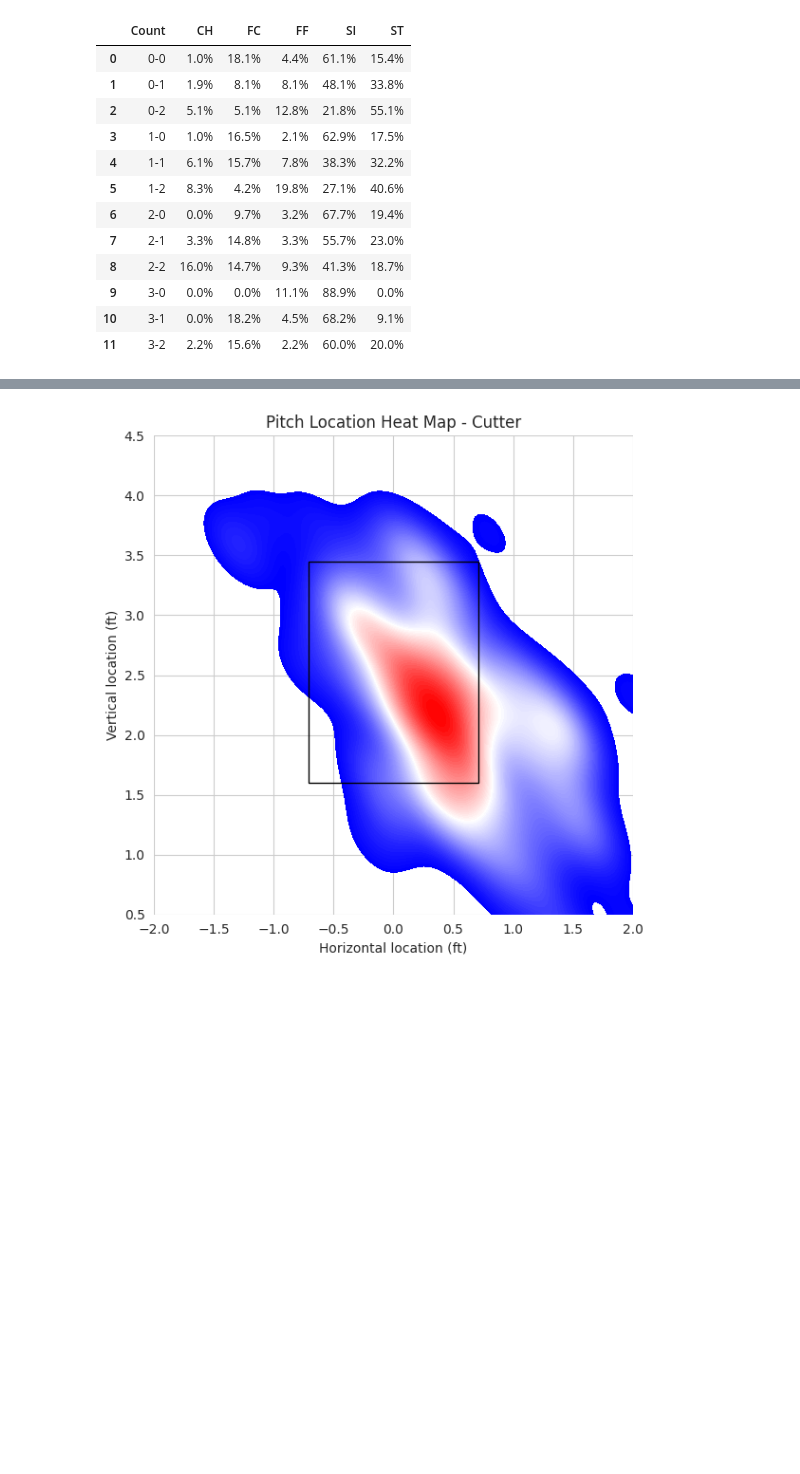
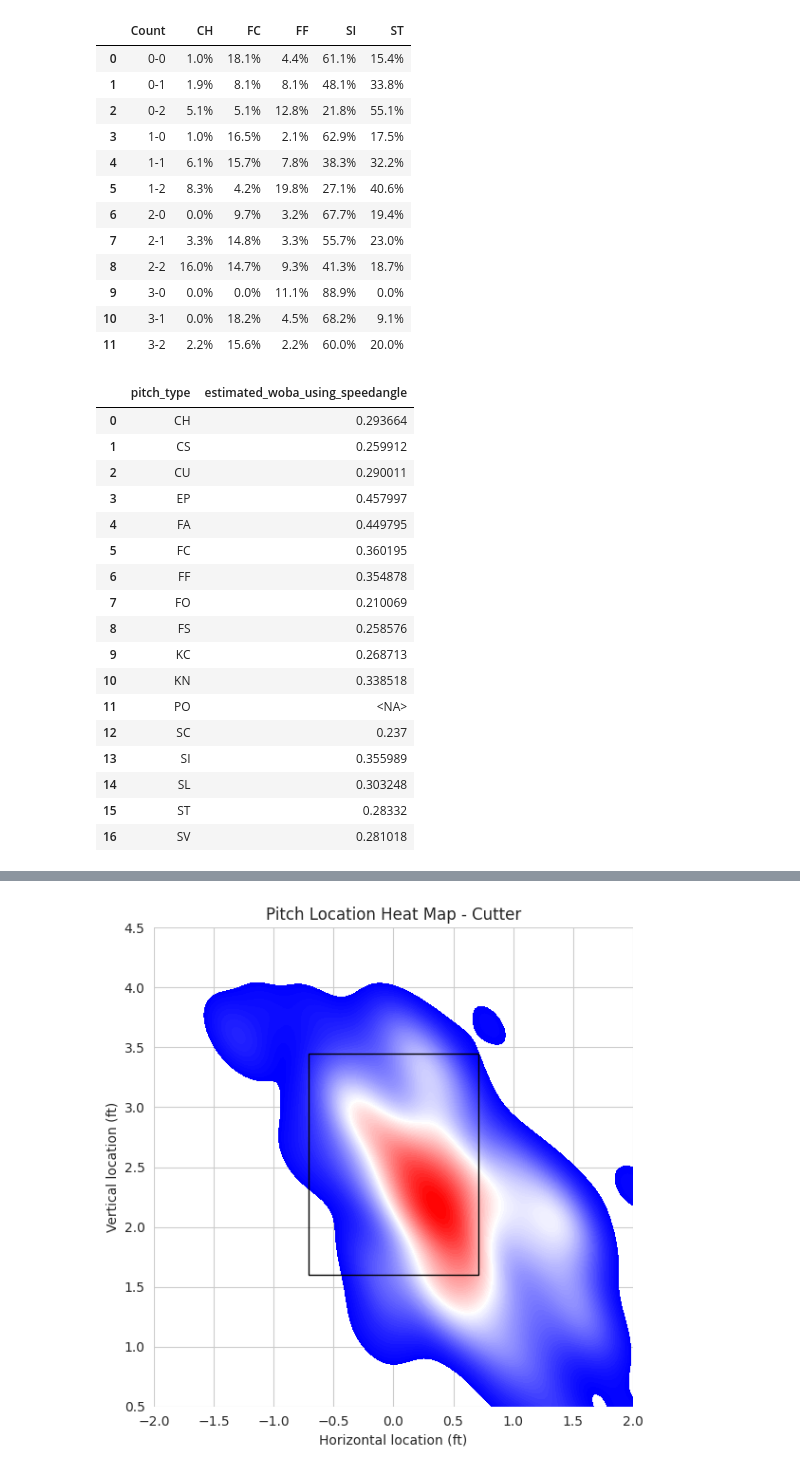
Before and after one commit to brianhockett/mlb-scouting-report, a Jupyter notebook: testing-notebook.ipynb, the cells around one changed output, grey strips where cells are left out. Saved outputs shown, nothing was run; the diff lists cells and outputs as text; code cells hidden in the pictures; blank space fills up the shorter version.

```diff
--- a/testing-notebook.ipynb
+++ b/testing-notebook.ipynb
@@ -153,3 +154,28 @@ Pitch Usage Against Right-handed hitters:
 | 9 | 3-0 | 0.0% | 0.0% | 11.1% | 88.9% | 0.0% |
 | 10 | 3-1 | 0.0% | 18.2% | 4.5% | 68.2% | 9.1% |
 | 11 | 3-2 | 2.2% | 15.6% | 2.2% | 60.0% | 20.0% |
+# %%
+# xWOBA on changeups from RHP
+data.head()
+
+rhp = data[data['p_throws'] == 'R']
+rhp.groupby('pitch_type')['estimated_woba_using_speedangle'].mean().reset_index()
+# %% [output]
+|  | pitch_type | estimated_woba_using_speedangle |
+| 0 | CH | 0.293664 |
+| 1 | CS | 0.259912 |
+| 2 | CU | 0.290011 |
+| 3 | EP | 0.457997 |
+| 4 | FA | 0.449795 |
+| 5 | FC | 0.360195 |
+| 6 | FF | 0.354878 |
+| 7 | FO | 0.210069 |
+| 8 | FS | 0.258576 |
+| 9 | KC | 0.268713 |
+| 10 | KN | 0.338518 |
+| 11 | PO | <NA> |
+| 12 | SC | 0.237 |
+| 13 | SI | 0.355989 |
+| 14 | SL | 0.303248 |
+| 15 | ST | 0.28332 |
+| 16 | SV | 0.281018 |
```
Also changed, not shown: parts of 6 cells of this notebook.
